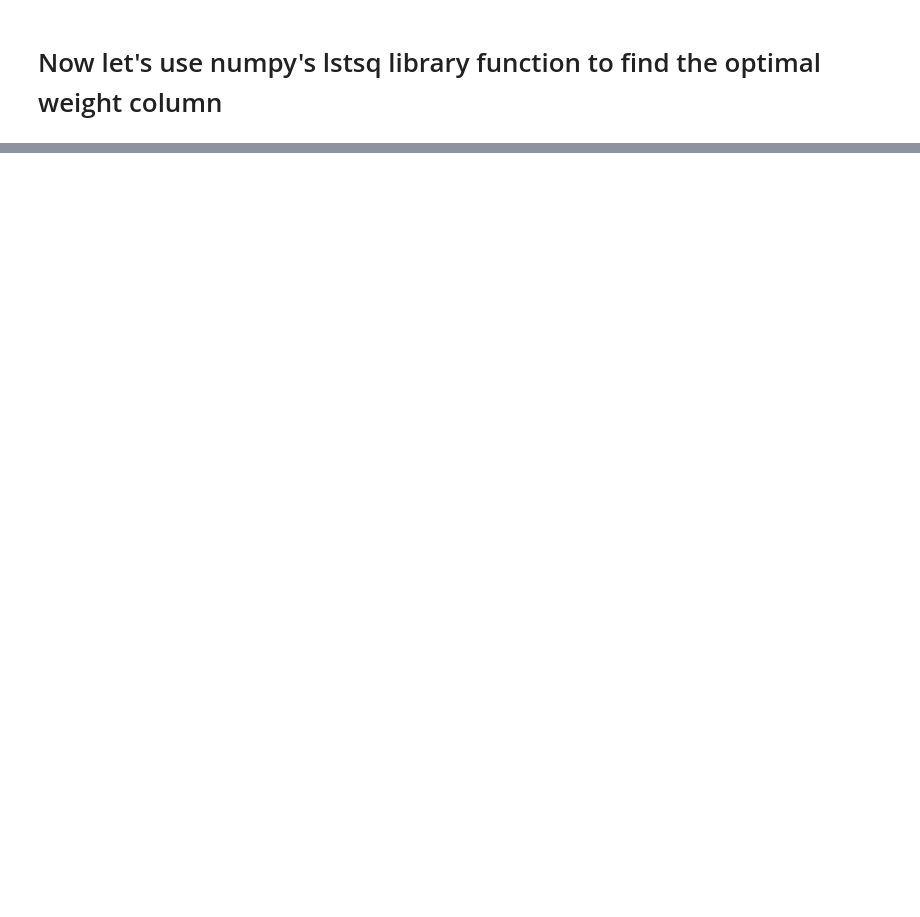
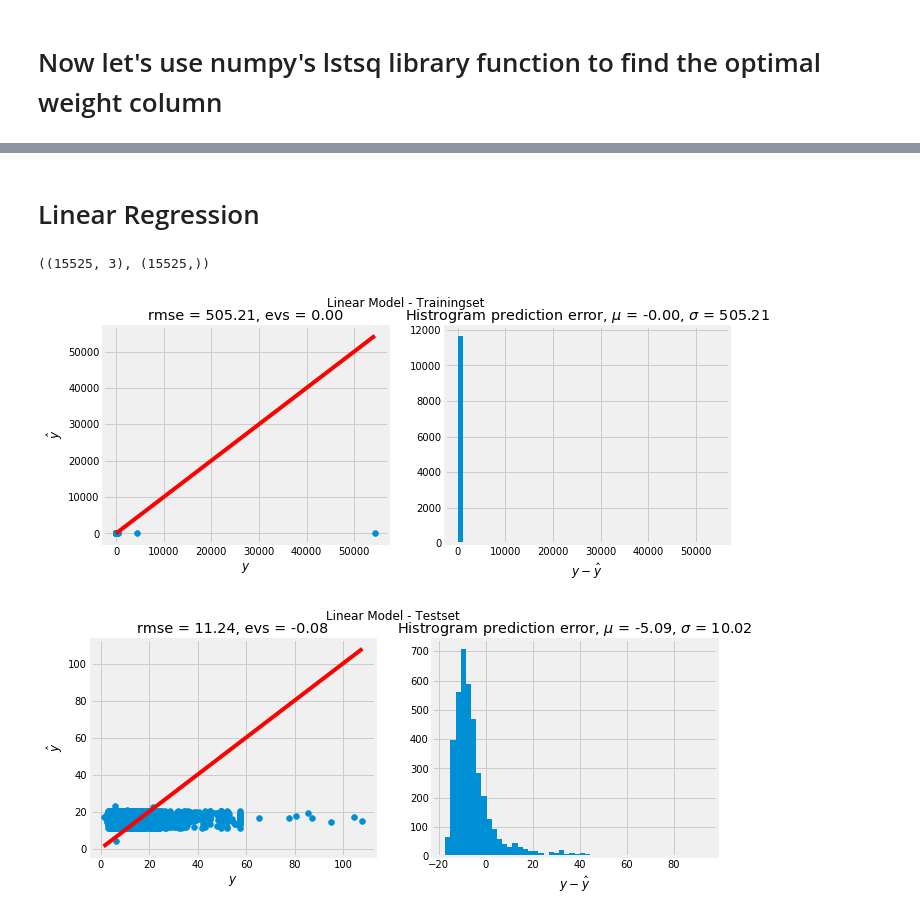
Before and after one commit to 369hiper/Cab-Fare-Prediction, a Jupyter notebook: Cab Price Prediction.ipynb, the cells around one changed output, grey strips where cells are left out. Cells and saved outputs as stored; diff of their text form; code cells hidden in the pictures; blank space fills up the shorter version.

```diff
--- a/Cab Price Prediction.ipynb
+++ b/Cab Price Prediction.ipynb
@@ -676,0 +649,59 @@ print(w_OLS)
+# %% [markdown]
+# Linear Regression
+# %%
+# define dataset
+# select points 15 miles near NYC center and remove zero passenger datapoints
+idx = (df.trip_distance!=0) & (df.passenger_count!=0)
+features = [ 'pickup_hour', 'trip_distance', 'passenger_count']
+X = df[idx][features].values
+y = df[idx]['fare_amount'].values
+X.shape, y.shape
+# %% [output]
+((15525, 3), (15525,))
+# %%
+from sklearn.metrics import mean_squared_error, explained_variance_score
+
+def plot_prediction_analysis(y, y_pred, figsize=(10,4), title=''):
+    fig, axs = plt.subplots(1, 2, figsize=figsize)
+    axs[0].scatter(y, y_pred)
+    mn = min(np.min(y), np.min(y_pred))
+    mx = max(np.max(y), np.max(y_pred))
+    axs[0].plot([mn, mx], [mn, mx], c='red')
+    axs[0].set_xlabel('$y$')
+    axs[0].set_ylabel('$\hat{y}$')
+    rmse = np.sqrt(mean_squared_error(y, y_pred))
+    evs = explained_variance_score(y, y_pred)
+    axs[0].set_title('rmse = {:.2f}, evs = {:.2f}'.format(rmse, evs))
+
+    axs[1].hist(y-y_pred, bins=50)
+    avg = np.mean(y-y_pred)
+    std = np.std(y-y_pred)
+    axs[1].set_xlabel('$y - \hat{y}$')
+    axs[1].set_title('Histrogram prediction error, $\mu$ = {:.2f}, $\sigma$ = {:.2f}'.format(avg, std))
+
+    if title!='':
+        fig.suptitle(title)
+# %%
+# create training and test sets
+from sklearn.model_selection import train_test_split
+
+X_train, X_test, y_train, y_test = train_test_split(X, y, test_size=0.25)
+# %%
+from sklearn.pipeline import Pipeline
+from sklearn.linear_model import LinearRegression
+from sklearn.preprocessing import StandardScaler
+
+model_lin = Pipeline((
+        ("standard_scaler", StandardScaler()),
+        ("lin_reg", LinearRegression()),
+    ))
+model_lin.fit(X_train, y_train)
+
+y_train_pred = model_lin.predict(X_train)
+plot_prediction_analysis(y_train, y_train_pred, title='Linear Model - Trainingset')
+
+y_test_pred = model_lin.predict(X_test)
+plot_prediction_analysis(y_test, y_test_pred, title='Linear Model - Testset')
+# %% [output]
+[figure, added]
+[figure, added]
```
Also changed, not shown: parts of 40 cells of this notebook, 1 other file.
